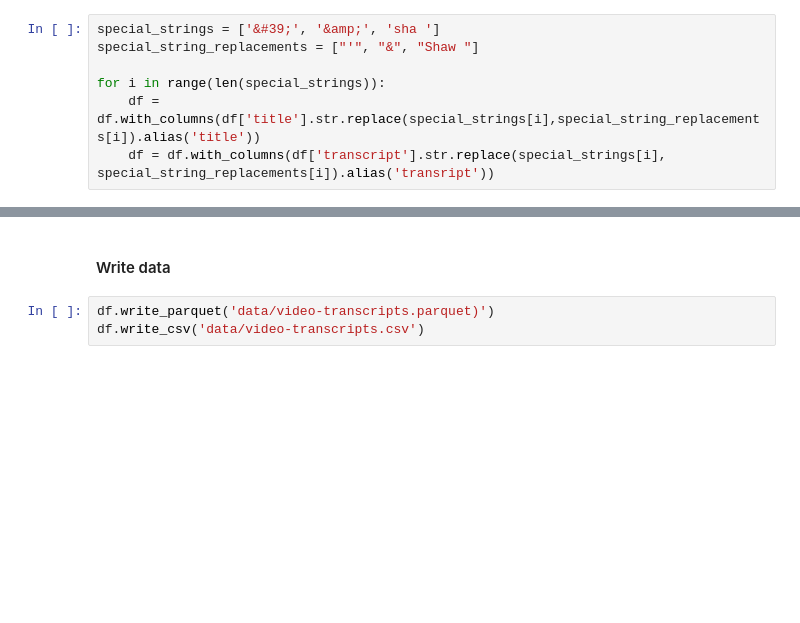
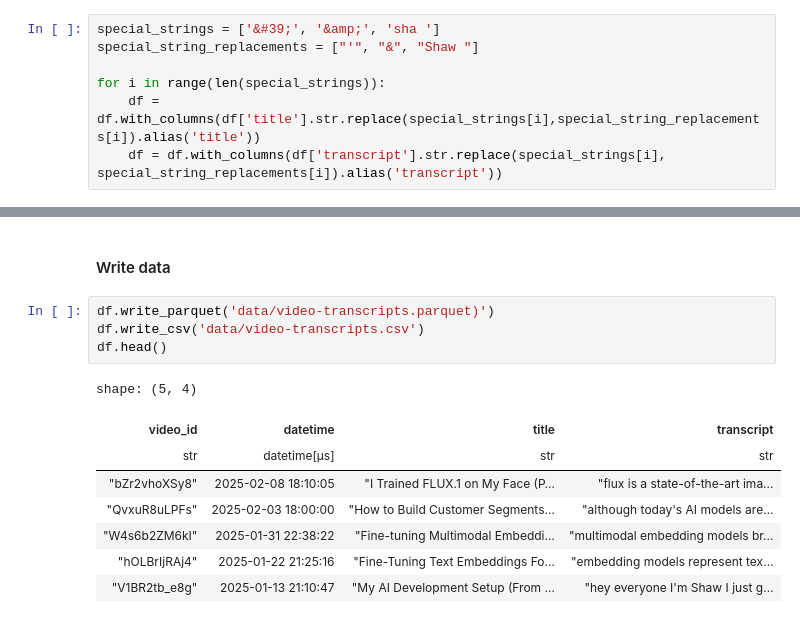
Before and after one commit to Ivo196/full-stack-data-science, a Jupyter notebook: data-engineering/3_validate-data.ipynb, the cells around one changed output, grey strips where cells are left out. Cells and saved outputs as stored; diff of their text form; blank space fills up the shorter version.

Commit message:
fix data transcript problem

```diff
--- a/data-engineering/3_validate-data.ipynb
+++ b/data-engineering/3_validate-data.ipynb
@@ -83,7 +90,7 @@ special_string_replacements = ["'", "&", "Shaw "]
 
 for i in range(len(special_strings)):
     df = df.with_columns(df['title'].str.replace(special_strings[i],special_string_replacements[i]).alias('title'))
-    df = df.with_columns(df['transcript'].str.replace(special_strings[i], special_string_replacements[i]).alias('transript'))
+    df = df.with_columns(df['transcript'].str.replace(special_strings[i], special_string_replacements[i]).alias('transcript'))
 # %%
 print(df['title'][3])
 print(df['transcript'][3])
@@ -95,3 +102,13 @@ embedding models represent text as semantically meaningful vectors although they
 # %%
 df.write_parquet('data/video-transcripts.parquet)')
 df.write_csv('data/video-transcripts.csv')
+df.head()
+# %% [output]
+shape: (5, 4)
+| video_id | datetime | title | transcript |
+| str | datetime[μs] | str | str |
+| "bZr2vhoXSy8" | 2025-02-08 18:10:05 | "I Trained FLUX.1 on My Face (P… | "flux is a state-of-the-art ima… |
+| "QvxuR8uLPFs" | 2025-02-03 18:00:00 | "How to Build Customer Segments… | "although today's AI models are… |
+| "W4s6b2ZM6kI" | 2025-01-31 22:38:22 | "Fine-tuning Multimodal Embeddi… | "multimodal embedding models br… |
+| "hOLBrIjRAj4" | 2025-01-22 21:25:16 | "Fine-Tuning Text Embeddings Fo… | "embedding models represent tex… |
+| "V1BR2tb_e8g" | 2025-01-13 21:10:47 | "My AI Development Setup (From … | "hey everyone I'm Shaw I just g… |
```
Also changed, not shown: parts of 1 cell of this notebook, 2 other files.
